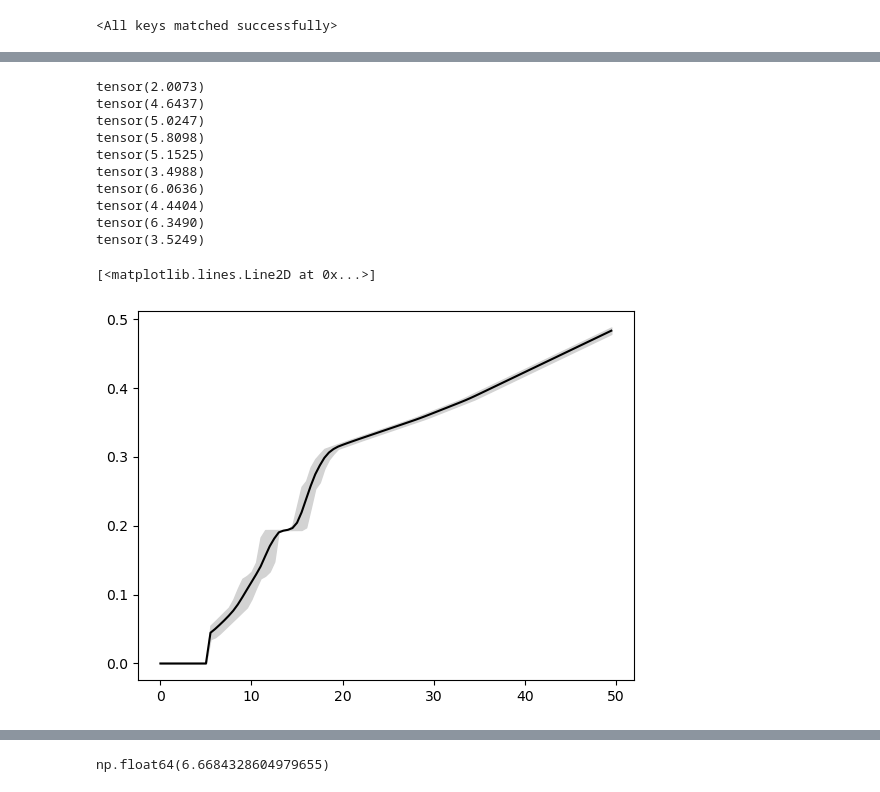
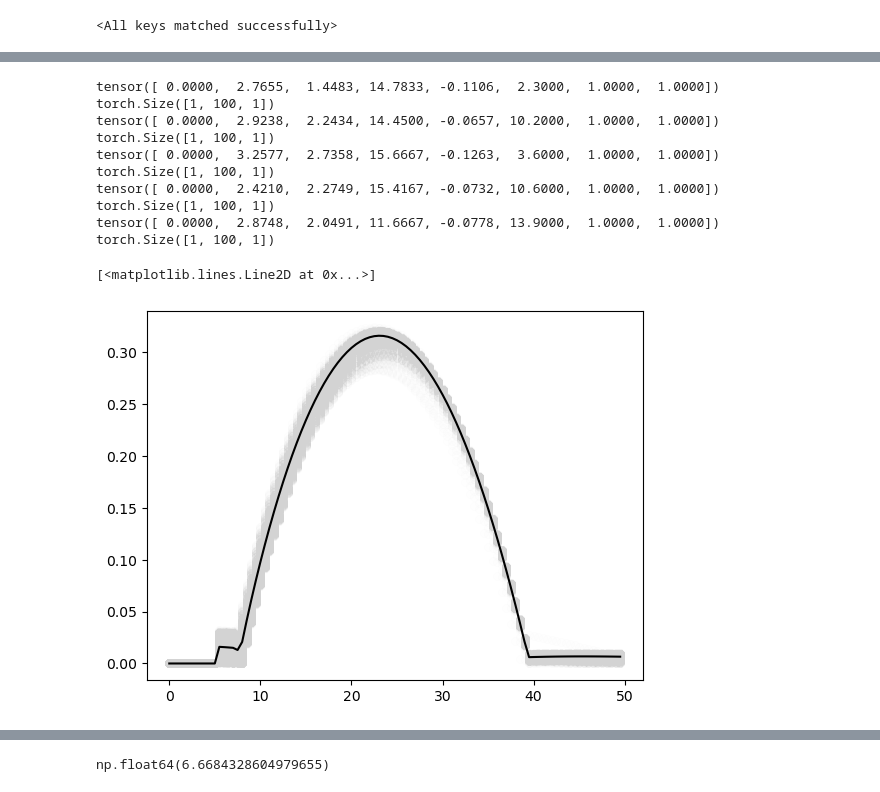
Before and after one commit to MartinP556/ML_algorithms, a Jupyter notebook: NN_KG.ipynb, the cells around one changed output, grey strips where cells are left out. Drawn from its saved outputs; the diff is of its cells as text; code cells hidden in the pictures.

```diff
--- a/NN_KG.ipynb
+++ b/NN_KG.ipynb
@@ -824,0 +1708,4 @@ Variance of modelled values: 30.010374069213867
+# %%
+X_test =full_xb_val[[0, 250, 500, 750, 1000], :].transpose(1, 2).flatten(0, 1)[:, :5].numpy()#[, :]
+# %%
+shap_values = explainer.shap_values(X_test, nsamples=100)
@@ -824,0 +1724,4 @@ Variance of modelled values: 30.010374069213867
+# %%
+fig, ax = plt.subplots(figsize=(10,6))
+for i in range(500):
+    ax.scatter(shap_values[i, :, 0], range(5), color='blue', alpha = 0.1)
@@ -1225,4 +2242,28 @@ tensor(3.9975)
+# %%
+for experiment_index in range(5):
+    sample_index = np.random.randint(0, input_tensor.shape[0])
+    day_index = np.random.randint(0, temp_NDVI_series_DE.shape[2])
+    input_x[0, 1, :] = input_tensor[sample_index, 1, day_index]
+    input_x[0, 2, :] = input_tensor[sample_index, 2, day_index]
+    input_x[0, 3, :] = input_tensor[sample_index, 3, day_index]
+    input_x[0, 4, :] = input_tensor[sample_index, 4, day_index]
+    input_x[0, 5, :] = input_tensor[sample_index, 5, day_index]
+    print(input_x[0, :, 0])
+    with torch.no_grad():
+        print(trained_model.forward(input_x.transpose(1, 2)).shape)
+# %% [output]
+tensor([ 0.0000,  2.7655,  1.4483, 14.7833, -0.1106,  2.3000,  1.0000,  1.0000])
+torch.Size([1, 100, 1])
+tensor([ 0.0000,  2.9238,  2.2434, 14.4500, -0.0657, 10.2000,  1.0000,  1.0000])
+torch.Size([1, 100, 1])
+tensor([ 0.0000,  3.2577,  2.7358, 15.6667, -0.1263,  3.6000,  1.0000,  1.0000])
+torch.Size([1, 100, 1])
+tensor([ 0.0000,  2.4210,  2.2749, 15.4167, -0.0732, 10.6000,  1.0000,  1.0000])
+torch.Size([1, 100, 1])
+tensor([ 0.0000,  2.8748,  2.0491, 11.6667, -0.0778, 13.9000,  1.0000,  1.0000])
+torch.Size([1, 100, 1])
 # %%
+fig, ax = plt.subplots()
 input_tensor = temp_NDVI_series_DE
 input_x = torch.ones((1, 8, 100))
 for vble_index in range(0, 5):
@@ -1232,55 +2273,53 @@ for i, T in enumerate(np.arange(0, 50, 0.5)):
 #    input_x[0, 1, i] = T + 5
 #    input_x[0, 2, i] = T - 5
 #for i, T in enumerate(np.linspace(-0.3, 0, 100)):#np.arange(-0.3, 0, 0.05)):
 #    input_x[0, 4, i] = T
 #    input_x[0, 4, i] = T + 0.05
 #    input_x[0, 5, i] = T - 0.05
 #for i, day in enumerate(np.arange(0, 100, 1)):
 #    input_x[0, 5, i] = day
 vals_list = []
 for experiment_index in range(500):
     sample_index = np.random.randint(0, input_tensor.shape[0])
-    day_index = 10#np.random.randint(0, temp_NDVI_series_DE.shape[2])
+    day_index = np.random.randint(0, temp_NDVI_series_DE.shape[2])
+    input_x[0, 1, :] = input_tensor[sample_index, 1, day_index]
+    input_x[0, 2, :] = input_tensor[sample_index, 2, day_index]
     input_x[0, 3, :] = input_tensor[sample_index, 3, day_index]
     input_x[0, 4, :] = input_tensor[sample_index, 4, day_index]
     input_x[0, 5, :] = input_tensor[sample_index, 5, day_index]
-    temp_pert = np.abs(np.random.normal(0, 1)*5)
-    temp_pert = input_tensor[sample_index, 1, day_index] - input_tensor[sample_index, 0, day_index]
-    if experiment_index % 50 == 0:
-        print(temp_pert)
-    input_x[0, 1, :] = input_x[0, 0, :] + temp_pert
-    input_x[0, 2, :] = input_x[0, 0, :] - temp_pert
+    #print(input_x[0, 1, 0], input_x[0, 2, 0],input_x[0, 3, 0], input_x[0, 4, 0], input_x[0, 5, 0])
+    #temp_pert = np.abs(np.random.normal(0, 1)*5)
+    #temp_pert = input_tensor[sample_index, 1, day_index] - input_tensor[sample_index, 0, day_index]
+    #if experiment_index % 50 == 0:
+    #    print(temp_pert)
+    #input_x[0, 1, :] = input_x[0, 0, :] + temp_pert
+    #input_x[0, 2, :] = input_x[0, 0, :] - temp_pert
     with torch.no_grad():
-        vals = forward_NN(model, input_x.transpose(1, 2))
+        vals, x2 = forward_NN_KG2(model, input_x.transpose(1, 2))
+        #print(vals)
     vals_list.append(vals.numpy().squeeze())
+    ax.scatter(np.arange(0, 50, 0.5), vals.numpy().squeeze() + x2.squeeze().numpy(), color = 'lightgrey', alpha = 0.005)
 for vble_index in range(3, 6):
     input_x[0, vble_index, :] = input_tensor[:, vble_index, :].mean()#.quantile(0.75)
 input_x[0, 5, :] = day_index
 temp_pert = 5#np.abs(np.random.normal(0, 1)*10)
 input_x[0, 1, :] = input_x[0, 0, :] + temp_pert
 input_x[0, 2, :] = input_x[0, 0, :] - temp_pert
 with torch.no_grad():
-    vals = forward_NN(model, input_x.transpose(1, 2))
-vals = np.array(vals).squeeze()
+    vals, x2 = forward_NN_KG2(model, input_x.transpose(1, 2))
+#vals = np.array(vals).squeeze()
 vals = np.mean(np.array(vals_list), axis=0)
 vals_spread = np.std(np.array(vals_list), axis=0)
 vals_LQ = np.quantile(np.array(vals_list), 0.1, axis=0)
 vals_UQ = np.quantile(np.array(vals_list), 0.9, axis=0)
-fig, ax = plt.subplots()
 #ax.fill_between(np.arange(0, 50, 0.5), vals - vals_spread, vals + vals_spread, color = 'lightgrey', label = 'spread due to other variables')
-ax.fill_between(np.arange(0, 50, 0.5), vals_LQ, vals_UQ, color = 'lightgrey', label = 'spread due to other variables')
-ax.plot(np.arange(0, 50, 0.5), vals, color = 'black', label = 'mean response')
+#ax.fill_between(np.arange(0, 50, 0.5), vals_LQ + x2.squeeze().numpy(), vals_UQ + x2.squeeze().numpy(), color = 'lightgrey', label = 'spread due to other variables')
+ax.plot(np.arange(0, 50, 0.5), np.array(vals) + x2.squeeze().numpy() , color = 'black', label = 'mean response')
+#ax.axvline(5)
+#ax.fill_between(np.arange(0, 50, 0.5), vals_LQ, vals_UQ, color = 'lightgrey', label = 'spread due to other variables')
+#ax.plot(np.arange(0, 50, 0.5), np.array(vals), color = 'black', label = 'mean response')
+#ax.plot(np.arange(0, 50, 0.5), x2.squeeze(), color = 'blue', label = 'mwang resp')
 #plt.plot(np.arange(0, 50, 0.5), np.array(vals).squeeze()*2)#np.linspace(-0.3, 0, 100)
 # %% [output]
-tensor(2.0073)
-tensor(4.6437)
-tensor(5.0247)
-tensor(5.8098)
-tensor(5.1525)
-tensor(3.4988)
-tensor(6.0636)
-tensor(4.4404)
-tensor(6.3490)
-tensor(3.5249)
+[<matplotlib.lines.Line2D at 0x...>]
-[<matplotlib.lines.Line2D at 0x...>]
-[figure, old version]
+[figure, new version]
```
Also changed, not shown: parts of 100 cells of this notebook, 7 other files.
